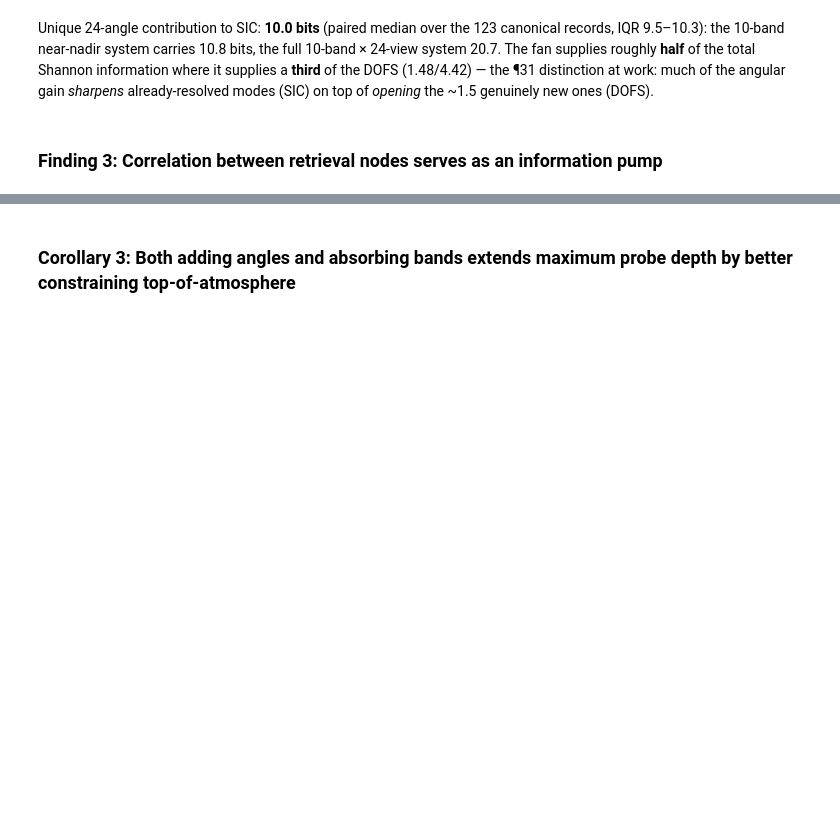
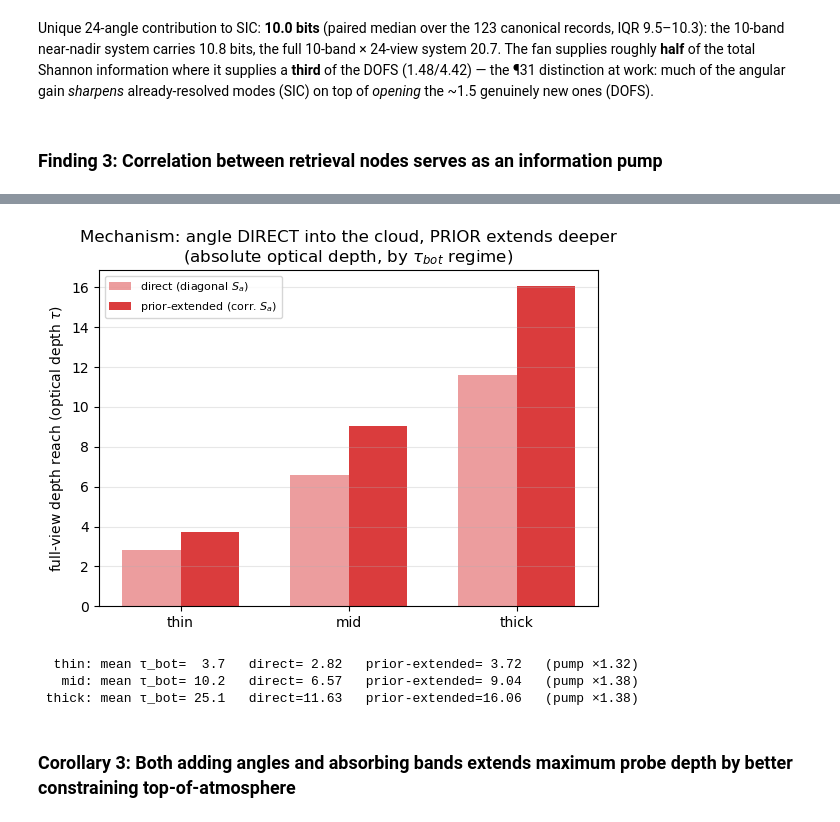
Before and after one commit to dhjx1996/Pythonic-DISORT_inhomogeneous_atmosphere, a Jupyter notebook: docs/riccati_solver_VOCALS_retrieval.ipynb, the cells around one changed output, grey strips where cells are left out. Cells and saved outputs as stored; diff of their text form; code cells hidden in the pictures; blank space fills up the shorter version.

```diff
--- a/docs/riccati_solver_VOCALS_retrieval.ipynb
+++ b/docs/riccati_solver_VOCALS_retrieval.ipynb
@@ -1070,3 +1070,29 @@ On the retrieval grid, each node's **data fraction** $1-\hat S_{jj}/S_{a,jj}$ is
+# %%
+# OLD Fig 5 (left panel) — mechanism: direct (diagonal $S_a$) to mid-cloud, prior (correlated
+# $S_a$) extrapolates deeper. Pre-rewrite format; data = the retrieval-grid reach sweeps from the
+# Fig 3 cell (full 10-band × 24-view system), regimes = τ_bot terciles of the 123 records.
+RED = 'tab:red'
+q1, q2 = np.quantile(TB, [1/3, 2/3])
+regM = np.where(TB < q1, 0, np.where(TB < q2, 1, 2))
+fig, ax = plt.subplots(figsize=(5.8, 4.3)); x = np.arange(3); w = .35
+diag = [RV['diag'][regM == i, -1].mean() for i in range(3)]
+corr = [RV['corr'][regM == i, -1].mean() for i in range(3)]
+ax.bar(x - w/2, diag, w, label='direct (diagonal $S_a$)', color=RED, alpha=.45)
+ax.bar(x + w/2, corr, w, label='prior-extended (corr. $S_a$)', color=RED, alpha=.9)
+ax.set_xticks(x); ax.set_xticklabels(['thin', 'mid', 'thick'])
+ax.set(ylabel=r'full-view depth reach (optical depth $\tau$)',
+       title='Mechanism: angle DIRECT into the cloud, PRIOR extends deeper\n'
+             '(absolute optical depth, by $\\tau_{bot}$ regime)')
+ax.legend(fontsize=8, loc='upper left'); ax.grid(alpha=.3, axis='y')
+fig.tight_layout(); plt.show()
+for i, nm in enumerate(('thin', 'mid', 'thick')):
+    print(f"{nm:>6}: mean τ_bot={TB[regM == i].mean():5.1f}   direct={diag[i]:5.2f}   "
+          f"prior-extended={corr[i]:5.2f}   (pump ×{corr[i]/diag[i]:.2f})")
+# %% [output]
+[figure, added]
+  thin: mean τ_bot=  3.7   direct= 2.82   prior-extended= 3.72   (pump ×1.32)
+   mid: mean τ_bot= 10.2   direct= 6.57   prior-extended= 9.04   (pump ×1.38)
+ thick: mean τ_bot= 25.1   direct=11.63   prior-extended=16.06   (pump ×1.38)
 # %% [markdown]
 ### Corollary 3: Both adding angles and absorbing bands extends maximum probe depth by better constraining top-of-atmosphere
 # %% [markdown]
```
Also changed, not shown: parts of 8 cells of this notebook, 1 other file.
